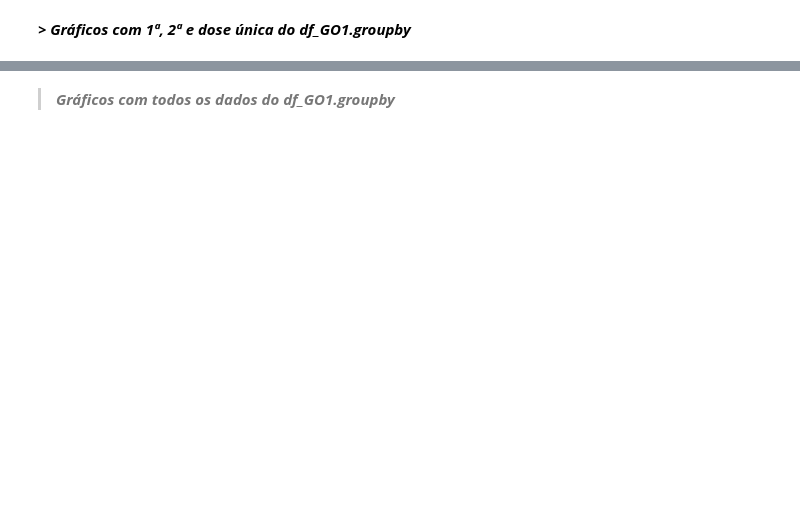
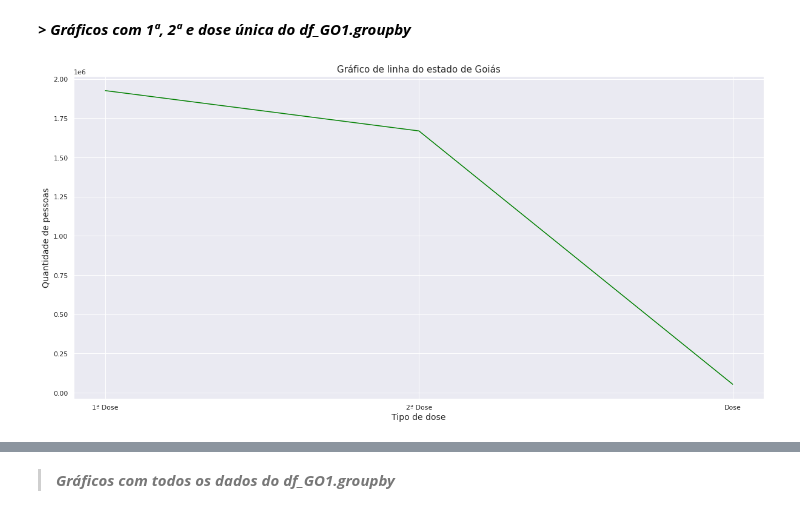
Before and after one commit to laysfreitas/Covid_Dados, a Jupyter notebook: Dados_Covid_CO.ipynb, the cells around one changed output, grey strips where cells are left out. Saved outputs shown, nothing was run; the diff lists cells and outputs as text; code cells hidden in the pictures; blank space fills up the shorter version.

```diff
--- a/Dados_Covid_CO.ipynb
+++ b/Dados_Covid_CO.ipynb
@@ -155,12 +477,12 @@ df_GO3.groupby('vacina_dataAplicacao').count().plot()
 ***> Gráficos com 1ª, 2ª e dose única do df_GO1.groupby***
 # %%
 # Colocando em um DataFrame as informaçoes da quantidade de pacientes por tipo de vacina
-dataN = {
+GO_dataN = {
     'vacina_descricao_dose': ['1ª Dose','2ª Dose','Dose'],
     'Id_qtd_dose': ['1926585', '1669493','54263']
 }
 
 # criando outro DataFrame
-df1 = pd.DataFrame(dataN)
+GO_Vac = pd.DataFrame(GO_dataN)
 # %%
-df1['Id_qtd_dose'] = df1['Id_qtd_dose'].astype(int)
+GO_Vac['Id_qtd_dose'] = GO_Vac['Id_qtd_dose'].astype(int)
@@ -172,0 +489,11 @@ plt.show()
+# %%
+plt.figure(figsize=(20.4,9.8))
+x = GO_Vac['vacina_descricao_dose']
+y = GO_Vac['Id_qtd_dose']
+plt.title("Gráfico de linha do estado de Goiás",fontsize=15)
+plt.xlabel("Tipo de dose",fontsize=14)
+plt.ylabel("Quantidade de pessoas",fontsize=14)
+plt.plot(x,y,color='green')
+plt.show()
+# %% [output]
+[figure, added]
```
Also changed, not shown: parts of 79 cells of this notebook.
